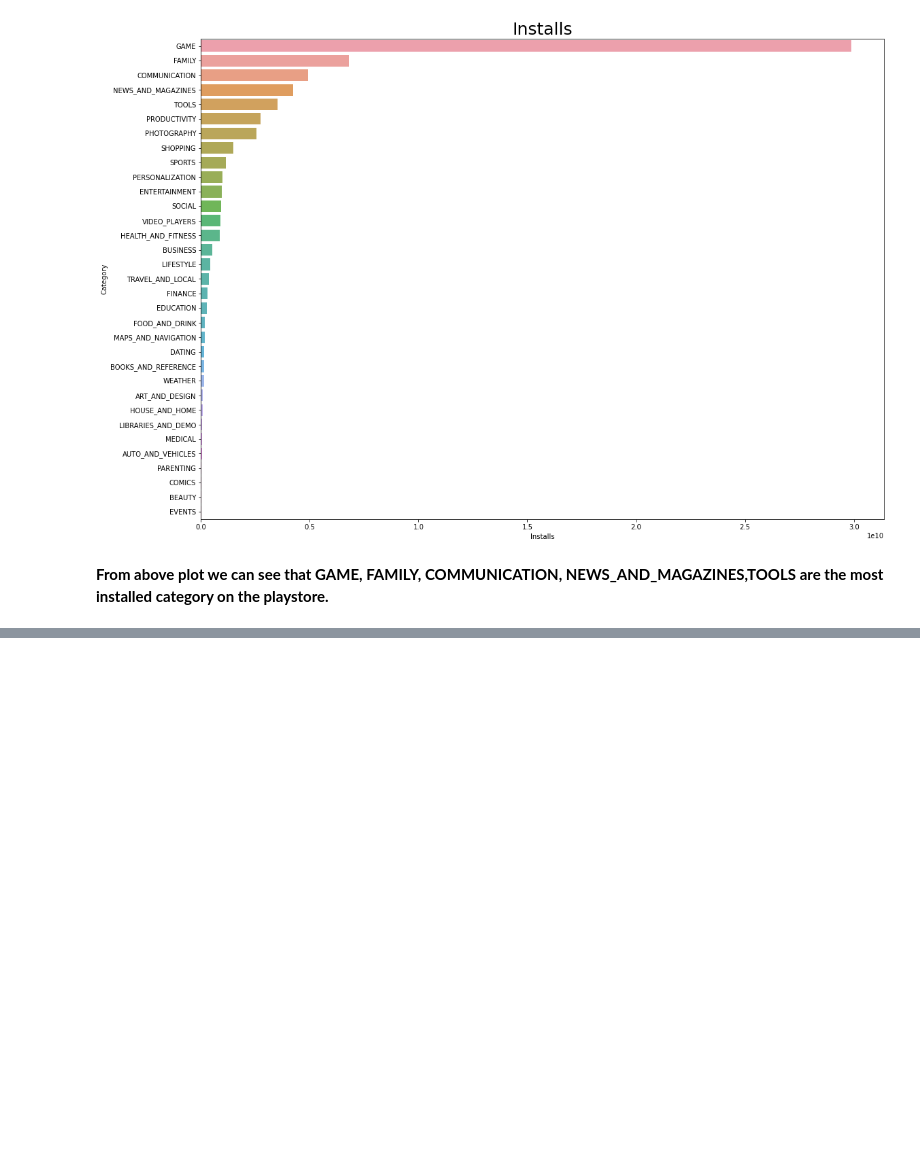
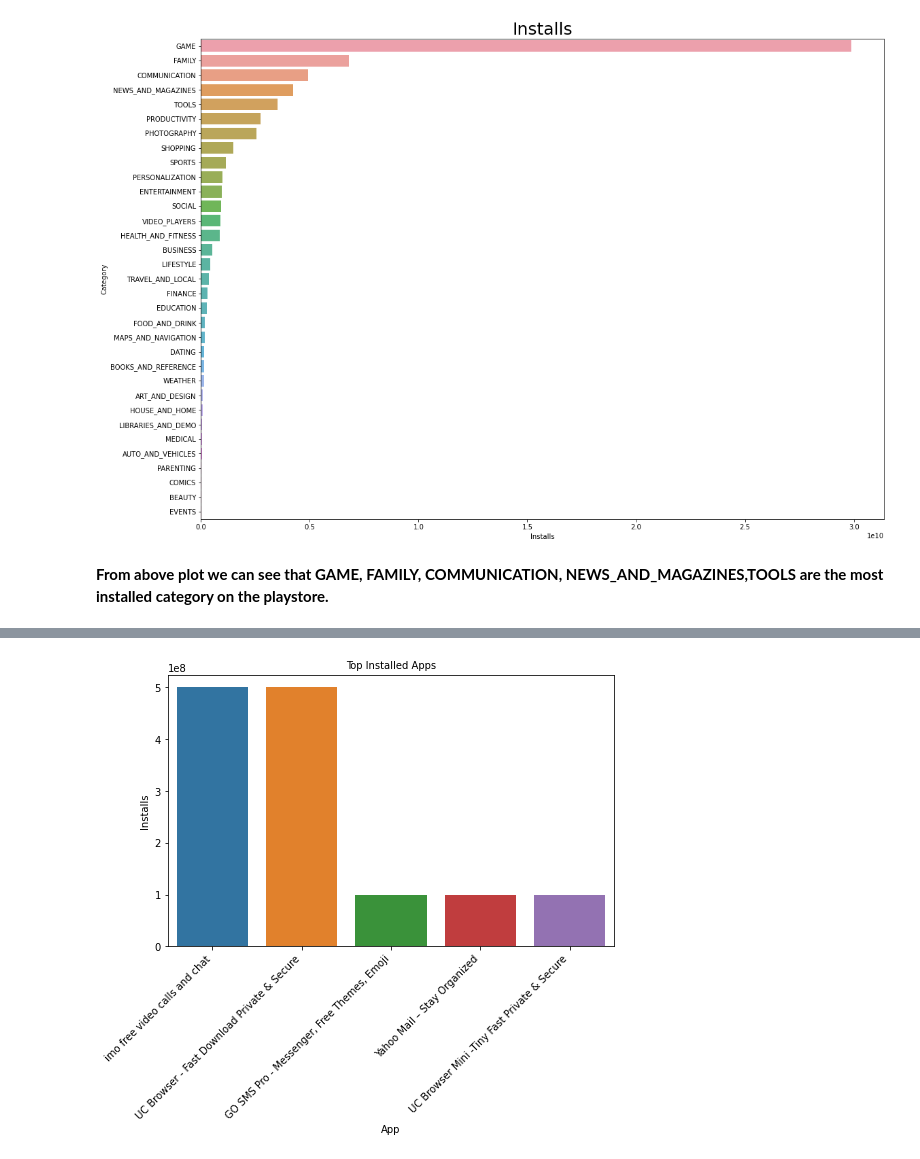
Before and after one commit to anshuldeoli/EDA_Project_Team_Notebook, a Jupyter notebook: EDA_Project_Team_Notebook_Capstone_Project.ipynb, the cells around one changed output, grey strips where cells are left out. Drawn from its saved outputs; the diff is of its cells as text; code cells hidden in the pictures; blank space fills up the shorter version.

```diff
--- a/EDA_Project_Team_Notebook_Capstone_Project.ipynb
+++ b/EDA_Project_Team_Notebook_Capstone_Project.ipynb
@@ -463,0 +492,5 @@ graph.set_title("Installs", fontsize = 25);
+# %%
+# Top apps for 'COMMUNICATION' category
+top_apps_category('COMMUNICATION')
+# %% [output]
+[figure, added]
```
Also changed, not shown: parts of 12 cells of this notebook.
